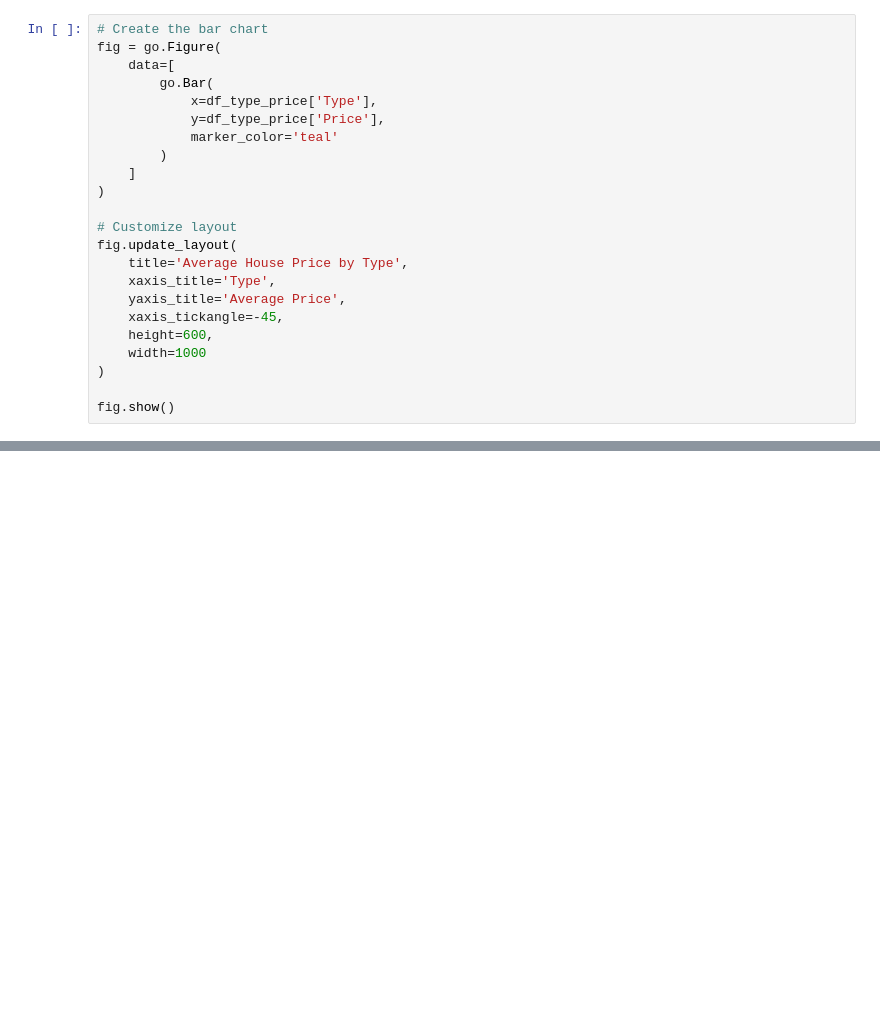
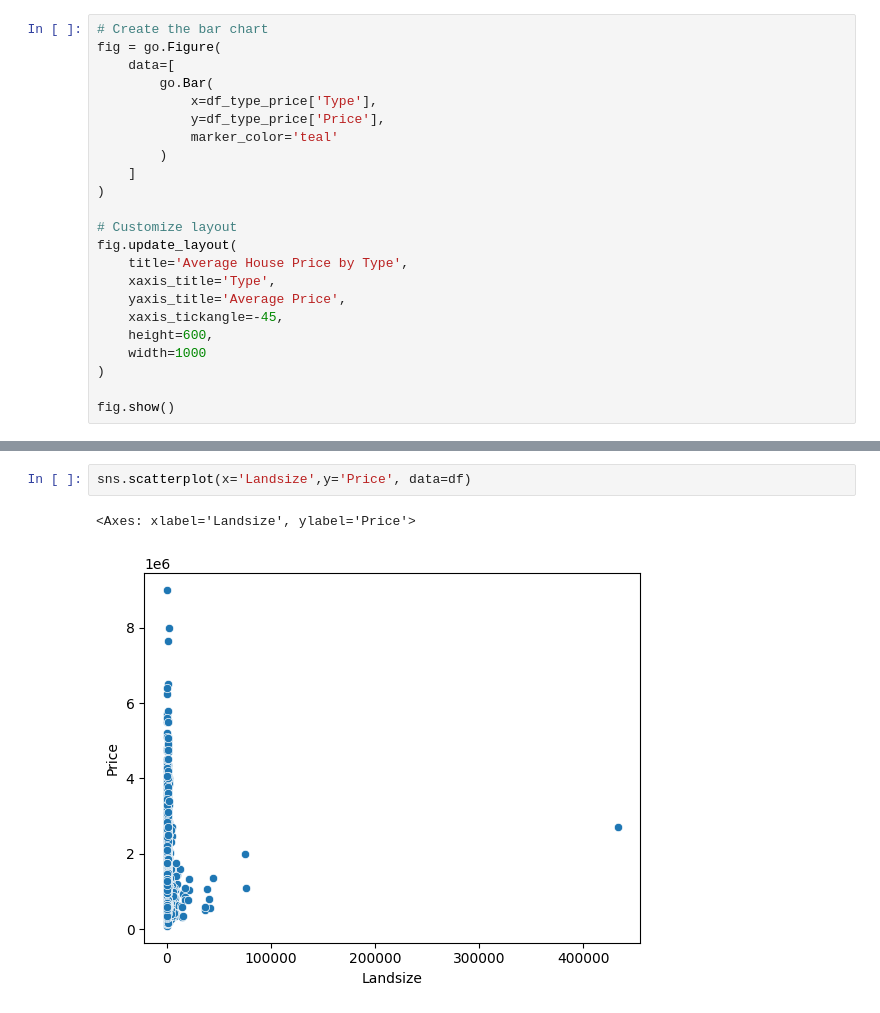
Before and after one commit to AJ-Seargeant/EDA_dashboard, a Jupyter notebook: EDA_dashboard.ipynb, the cells around one changed output, grey strips where cells are left out. Drawn from its saved outputs; the diff is of its cells as text; blank space fills up the shorter version.

```diff
--- a/EDA_dashboard.ipynb
+++ b/EDA_dashboard.ipynb
@@ -266,0 +301,5 @@ fig.show()
+# %%
+sns.scatterplot(x='Landsize',y='Price', data=df)
+# %% [output]
+<Axes: xlabel='Landsize', ylabel='Price'>
+[figure, added]
```
Also changed, not shown: parts of 14 cells of this notebook.
